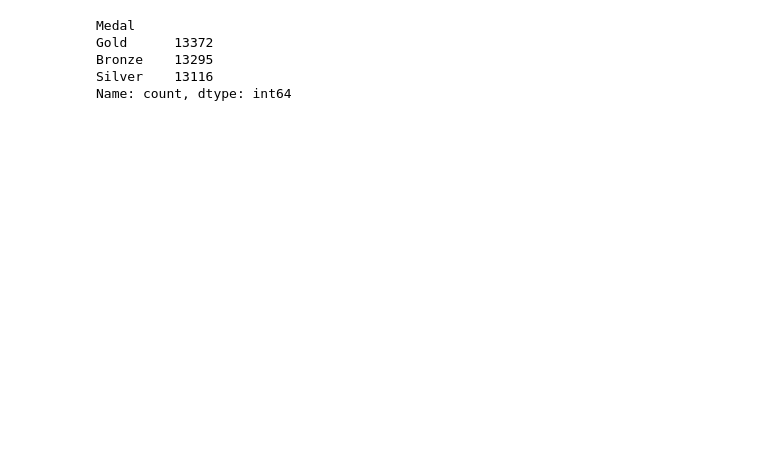
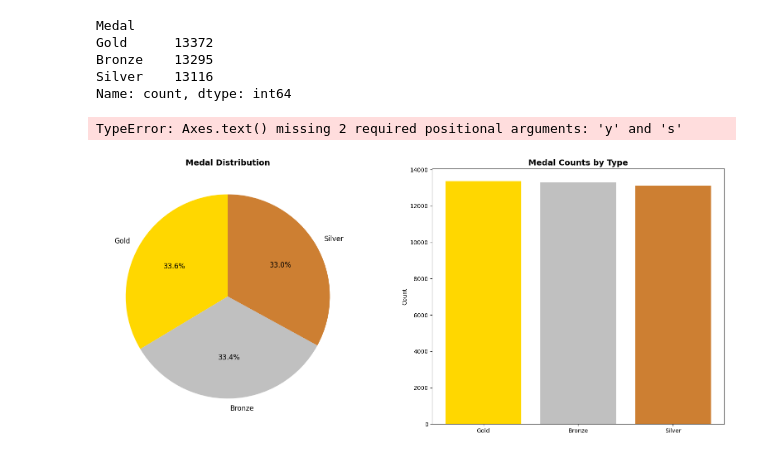
Before and after one commit to Dani-8/120Years-Of-Olympics-Data-Analysis, a Jupyter notebook: Olympic Medal Prediction ML Analysis.ipynb, the cells around one changed output. Saved outputs shown, nothing was run; the diff lists cells and outputs as text; code cells hidden in the pictures; blank space fills up the shorter version.

```diff
--- a/Olympic Medal Prediction ML Analysis.ipynb
+++ b/Olympic Medal Prediction ML Analysis.ipynb
@@ -187,12 +187,20 @@ Name: count, dtype: int64
 # %%
 fig, axes = plt.subplots(1,2, figsize=(20,8))
 colors = ['#FFD700', '#C0C0C0', '#CD7F32']  # Gold, Silver, Bronze colors
 
 axes[0].pie(medal_count.values, labels=medal_count.index, colors=colors, autopct="%1.1f%%", textprops={"fontsize":12}, startangle=90)
 axes[0].set_title('Medal Distribution', fontweight="bold", fontsize=14)
 
-axes[1].bar(medal_count.index, medal_count.values, color=colors)
+bars = axes[1].bar(medal_count.index, medal_count.values, color=colors)
 axes[1].set_title('Medal Counts by Type', fontweight='bold', fontsize=14)
 axes[1].set_xticklabels(medal_count.index)
-axes[1].y_label("Count")
+axes[1].set_ylabel("Count")
+
+for bar in bars:
+    height = bar.get_height()
+    axes[1].text(f"")
+
 plt.show()
+# %% [output]
+TypeError: Axes.text() missing 2 required positional arguments: 'y' and 's'
+[figure, added]
```
